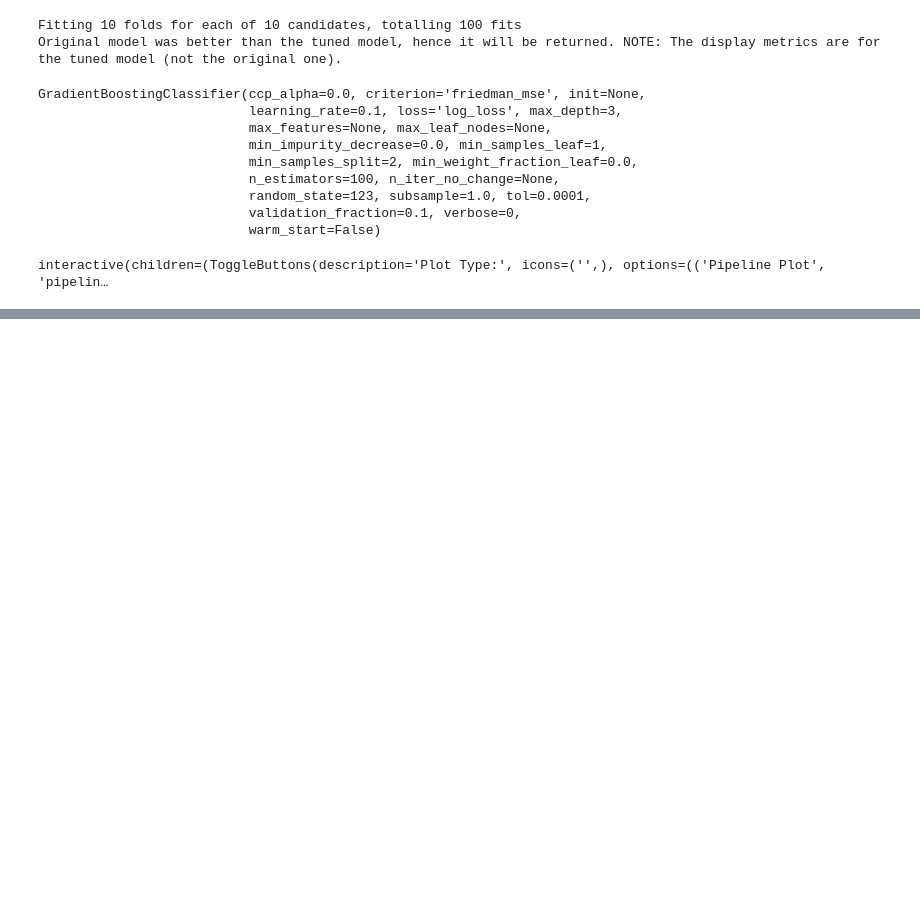
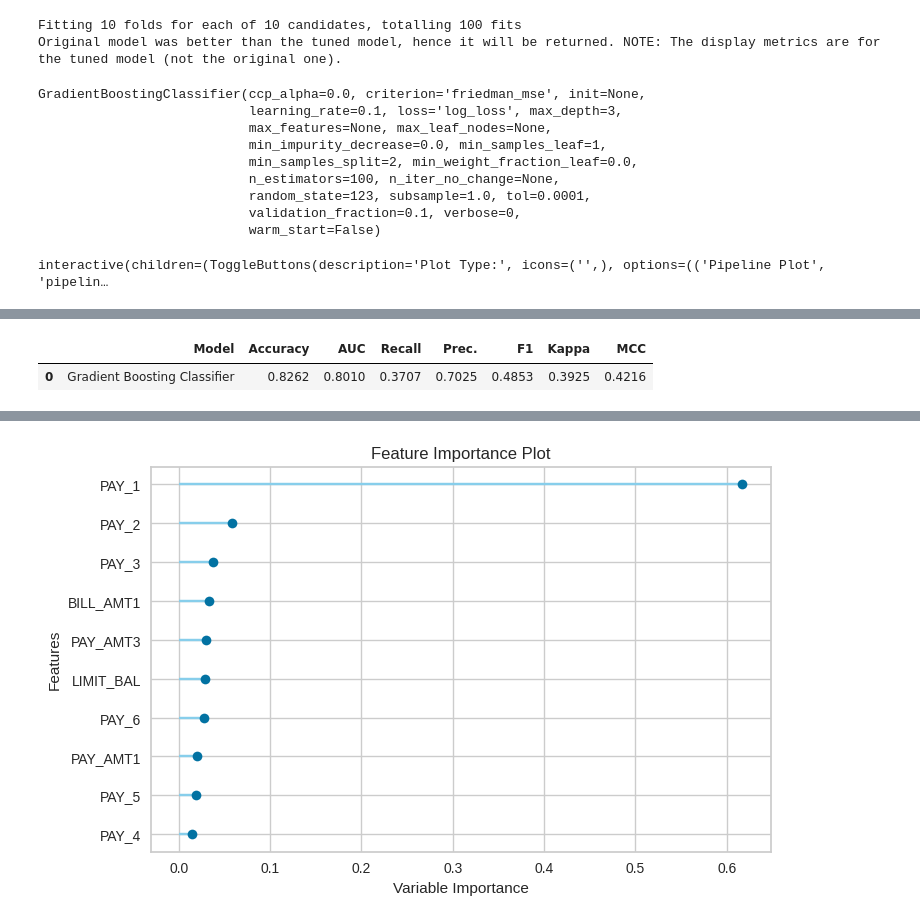
Before and after one commit to keisuke-yoshida4/Machine-Learning, a Jupyter notebook: pycaret.ipynb, the cells around one changed output, grey strips where cells are left out. Drawn from its saved outputs; the diff is of its cells as text; code cells hidden in the pictures; blank space fills up the shorter version.

```diff
--- a/pycaret.ipynb
+++ b/pycaret.ipynb
@@ -324,0 +219,10 @@ automl()
+# %%
+best_model = automl()
+# %%
+predictions = predict_model(best_model, dataset)
+# %% [output]
+|  | Model | Accuracy | AUC | Recall | Prec. | F1 | Kappa | MCC |
+| 0 | Gradient Boosting Classifier | 0.8262 | 0.8010 | 0.3707 | 0.7025 | 0.4853 | 0.3925 | 0.4216 |
+# %%
+plot_model(best_model, plot='feature')
+# %% [output]
@@ -324,0 +230 @@ automl()
+[figure, added]
```
Also changed, not shown: parts of 16 cells of this notebook, 7 other files.
